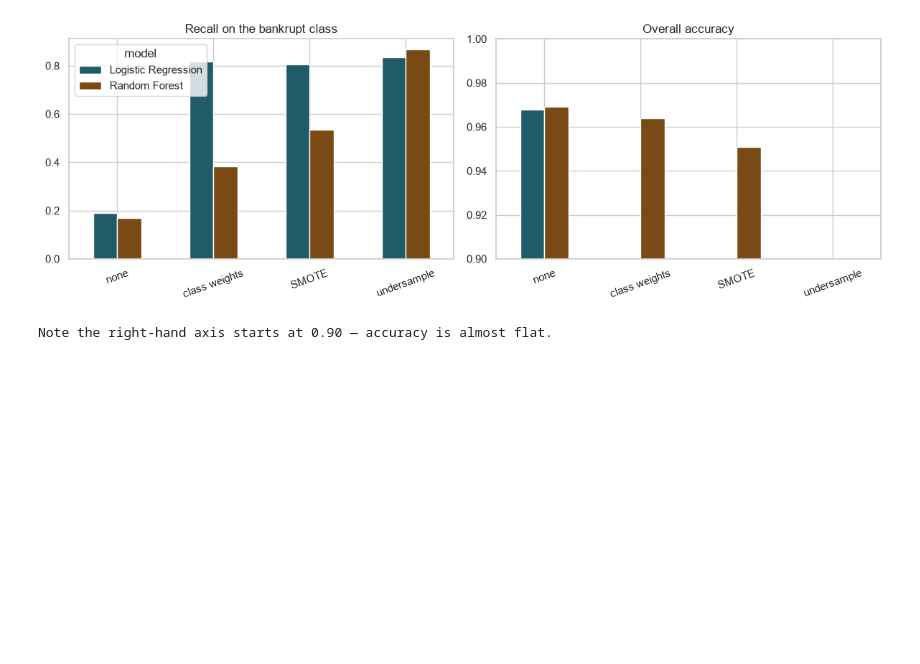
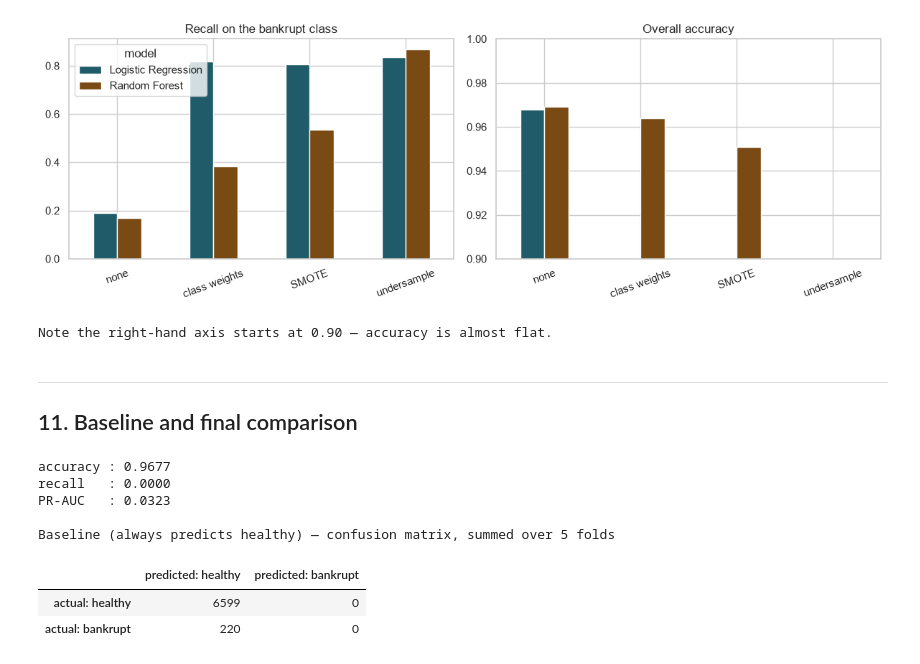
Before and after one commit to yohan-aloka/IT5022-assignment, a Jupyter notebook: assignment.ipynb, the cells around one changed output. Drawn from its saved outputs; the diff is of its cells as text; code cells hidden in the pictures; blank space fills up the shorter version.

```diff
--- a/assignment.ipynb
+++ b/assignment.ipynb
@@ -684,3 +684,24 @@ print("Note the right-hand axis starts at 0.90 — accuracy is almost flat.")
 # %% [output]
 [figure]
 Note the right-hand axis starts at 0.90 — accuracy is almost flat.
+# %% [markdown]
+---
+## 11. Baseline and final comparison
+# %%
+dummy_summary = evaluate(DummyClassifier(strategy="most_frequent"),
+                         build_preprocessor(), X, y)
+
+print(f"accuracy : {dummy_summary['accuracy']['mean']:.4f}")
+print(f"recall   : {dummy_summary['recall']['mean']:.4f}")
+print(f"PR-AUC   : {dummy_summary['pr_auc']['mean']:.4f}")
+print()
+show_confusion(dummy_summary, "Baseline (always predicts healthy)")
+# %% [output]
+accuracy : 0.9677
+recall   : 0.0000
+PR-AUC   : 0.0323
+
+Baseline (always predicts healthy) — confusion matrix, summed over 5 folds
+|  | predicted: healthy | predicted: bankrupt |
+| actual: healthy | 6599 | 0 |
+| actual: bankrupt | 220 | 0 |
```
Also changed, not shown: parts of 3 cells of this notebook.
